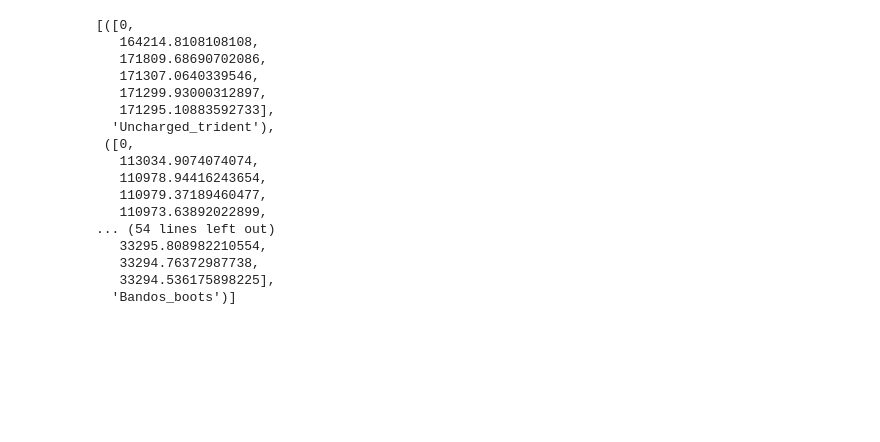
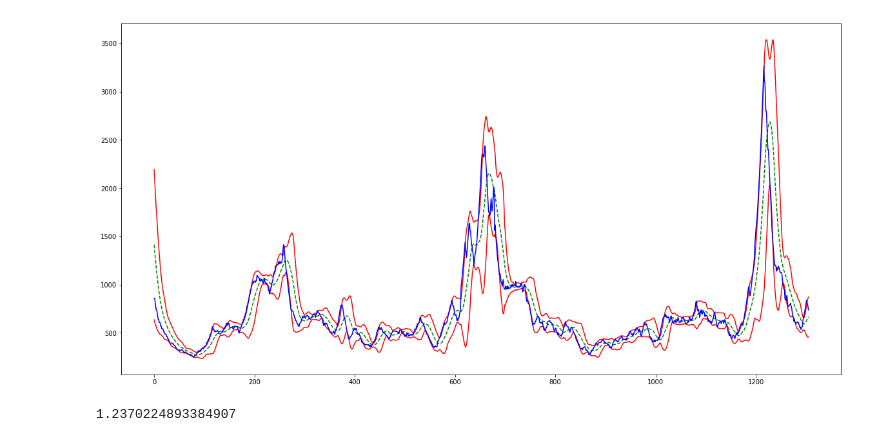
Before and after one commit to rmmartin02/OSRS_Research, a Jupyter notebook: Analysis.ipynb, the cells around one changed output. Drawn from its saved outputs; the diff is of its cells as text; code cells hidden in the pictures; blank space fills up the shorter version.

```diff
--- a/Analysis.ipynb
+++ b/Analysis.ipynb
@@ -6 +143,9 @@ import numpy as np
+# %%
+prices = [a[1] for a in itemPrices['Nature_talisman']]
+means,stds = bollingerBands(prices)
+plotBollingerBands(prices,means,stds)
+print(np.std(stds)/np.mean(stds))
+# %% [output]
+[figure, added]
+1.2370224893384907
 # %%
@@ -54,23 +183,3 @@ def getKey(item):
     return item[0][1]
 
 profits.sort(key=getKey,reverse=True)
-# %%
-pprint(profits[:10])
-# %% [output]
-[([0,
-   164214.8108108108,
-   171809.68690702086,
-   171307.0640339546,
-   171299.93000312897,
-   171295.10883592733],
-  'Uncharged_trident'),
- ([0,
-   113034.9074074074,
-   110978.94416243654,
-   110979.37189460477,
-   110973.63892022899,
-... (54 lines left out)
-   33295.808982210554,
-   33294.76372987738,
-   33294.536175898225],
-  'Bandos_boots')]
```
Also changed, not shown: parts of 14 cells of this notebook, 1 other file.
